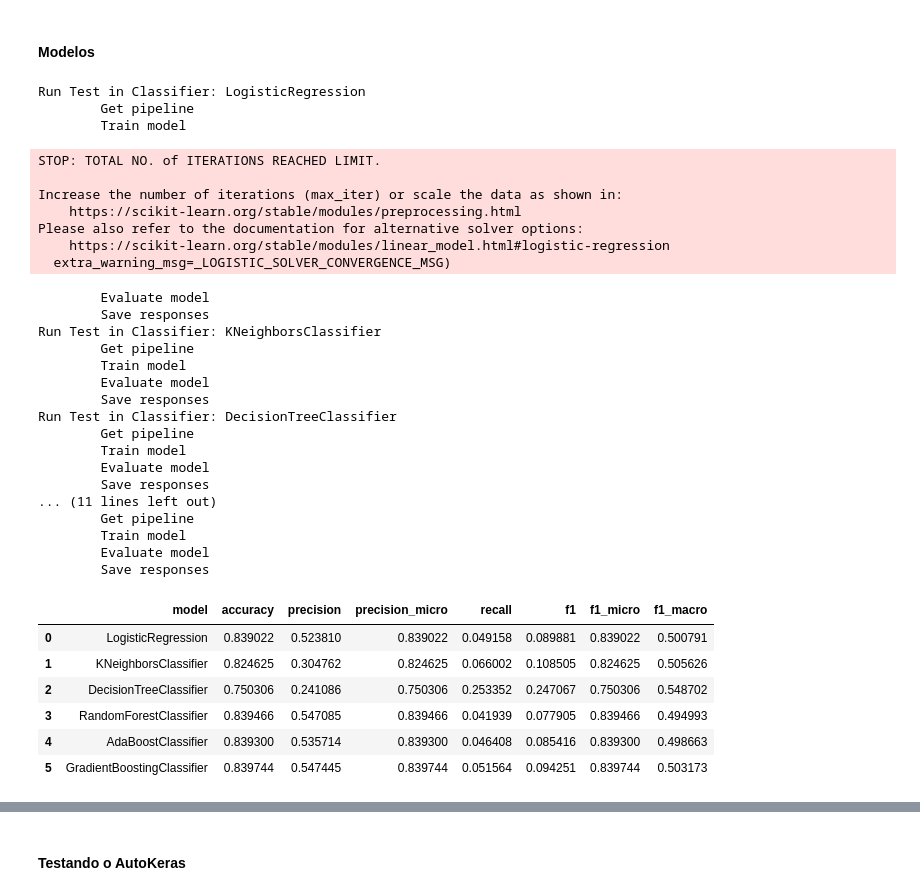
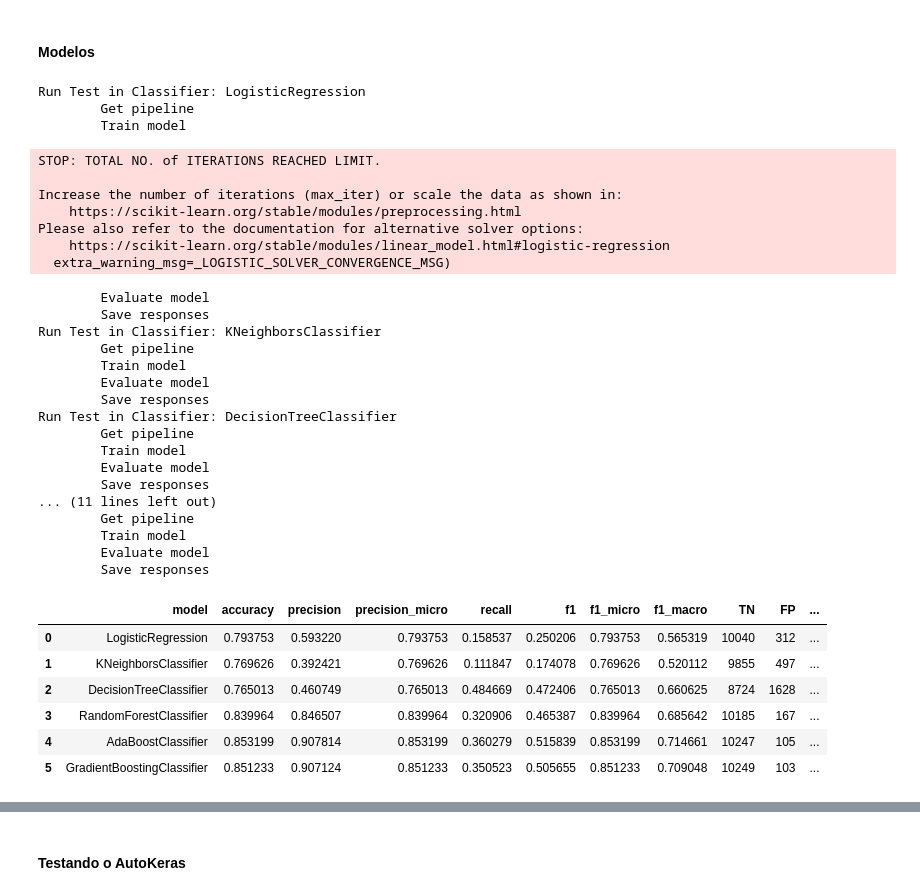
Before and after one commit to davidmorosini/data-sus, a Jupyter notebook: risk_analyse/risk_analyse.ipynb, the cells around one changed output, grey strips where cells are left out. Saved outputs shown, nothing was run; the diff lists cells and outputs as text; code cells hidden in the pictures.

```diff
--- a/risk_analyse/risk_analyse.ipynb
+++ b/risk_analyse/risk_analyse.ipynb
@@ -347,9 +418,13 @@ Através desta análise e observando o tipo dos dados, podemos tirar algumas con
 # %% [markdown]
 ### Colunas excluídas
 # %%
+# Aplicando a estratégia de exclusão dos registros com base no credit_limit
+df = df.loc[(~df["credit_limit"].isna()) | (df["default"] == True)]
+
 # Excluindo linhas nulas da variável que queremos prever
 df = df.dropna(subset=["default"])
 
+# Excluindo todas as colunas desnecessárias para o nosso modelo
 drop_columns = ["ok_since", "n_issues", "sign", "ids", "reason", "zip", "channel", "job_name"]
 df = df.drop(drop_columns, axis=1)
 
@@ -388,11 +461,12 @@ from sklearn.model_selection import train_test_split
 
 def get_pipeline_model(model_, columns, model_name="model"):
     """
-        Função auxiliar que monta o pipeline de execução do modelo
+        Função auxiliar para construir o pipeline de execução do modelo
         incluindo os passos de pré processamento para cada tipo de
         dado, seja ele numérico ou categórico e finaliza com o modelo
         escolhido.
     """
+    # Transformações numéricas
     numeric_transformer = Pipeline(
         steps=[
             ("imputer", SimpleImputer(strategy="median")),
@@ -400,6 +474,7 @@ def get_pipeline_model(model_, columns, model_name="model"):
         ]
     )
 
+    # Transformações categóricas
     categorical_transformer = Pipeline(
         steps=[
             ("imputer", SimpleImputer(strategy="constant", fill_value="missing")),
@@ -487,8 +560,9 @@ A precision leva em consideração justamente os termos que precisamos para serm
 # %%
-from sklearn.metrics import accuracy_score, precision_score, recall_score, f1_score
+from sklearn.metrics import accuracy_score, precision_score, recall_score, f1_score, confusion_matrix
 
 def evaluate_model(model, x, y, model_name):
     responses = model.predict(x)
+    tn, fp, fn, tp = confusion_matrix(y, responses).ravel()
 
     metrics = {
         "model": model_name,
@@ -498,7 +572,11 @@ def evaluate_model(model, x, y, model_name):
         "recall": recall_score(y, responses),
         "f1": f1_score(y, responses),
         "f1_micro": f1_score(y, responses, average="micro"),
-        "f1_macro": f1_score(y, responses, average="macro")
+        "f1_macro": f1_score(y, responses, average="macro"),
+        "TN": tn,
+        "FP": fp,
+        "FN": fn,
+        "TP": tp
     }
 
     return metrics
@@ -524,6 +602,7 @@ classifiers = {
 def run_tests(classifiers, columns, splited_dataset):
     X_train, X_test, y_train, y_test = splited_dataset
     responses = []
+    models = {}
     for c in classifiers:
         print(f"Run Test in Classifier: {c}")
         print("\tGet pipeline")
@@ -534,46 +613,47 @@ def run_tests(classifiers, columns, splited_dataset):
         metrics = evaluate_model(model, X_test, y_test, c)
         print("\tSave responses")
         responses.append(metrics)
+        models[c] = model
 
-    return pd.DataFrame(responses)
+    return (pd.DataFrame(responses), models)
 # %%
-metrics = run_tests(classifiers, columns, splited_dataset)
+metrics, models = run_tests(classifiers, columns, splited_dataset)
 metrics
 # %% [output]
 Run Test in Classifier: LogisticRegression
         Get pipeline
         Train model
 STOP: TOTAL NO. of ITERATIONS REACHED LIMIT.
 
 Increase the number of iterations (max_iter) or scale the data as shown in:
     https://scikit-learn.org/stable/modules/preprocessing.html
 Please also refer to the documentation for alternative solver options:
     https://scikit-learn.org/stable/modules/linear_model.html#logistic-regression
   extra_warning_msg=_LOGISTIC_SOLVER_CONVERGENCE_MSG)
         Evaluate model
         Save responses
 Run Test in Classifier: KNeighborsClassifier
         Get pipeline
         Train model
         Evaluate model
         Save responses
 Run Test in Classifier: DecisionTreeClassifier
         Get pipeline
         Train model
         Evaluate model
         Save responses
 ... (11 lines left out)
         Get pipeline
         Train model
         Evaluate model
         Save responses
-|  | model | accuracy | precision | precision_micro | recall | f1 | f1_micro | f1_macro |
-| 0 | LogisticRegression | 0.839022 | 0.523810 | 0.839022 | 0.049158 | 0.089881 | 0.839022 | 0.500791 |
-| 1 | KNeighborsClassifier | 0.824625 | 0.304762 | 0.824625 | 0.066002 | 0.108505 | 0.824625 | 0.505626 |
-| 2 | DecisionTreeClassifier | 0.750306 | 0.241086 | 0.750306 | 0.253352 | 0.247067 | 0.750306 | 0.548702 |
-| 3 | RandomForestClassifier | 0.839466 | 0.547085 | 0.839466 | 0.041939 | 0.077905 | 0.839466 | 0.494993 |
-| 4 | AdaBoostClassifier | 0.839300 | 0.535714 | 0.839300 | 0.046408 | 0.085416 | 0.839300 | 0.498663 |
-| 5 | GradientBoostingClassifier | 0.839744 | 0.547445 | 0.839744 | 0.051564 | 0.094251 | 0.839744 | 0.503173 |
+|  | model | accuracy | precision | precision_micro | recall | f1 | f1_micro | f1_macro | TN | FP | ... |
+| 0 | LogisticRegression | 0.793753 | 0.593220 | 0.793753 | 0.158537 | 0.250206 | 0.793753 | 0.565319 | 10040 | 312 | ... |
+| 1 | KNeighborsClassifier | 0.769626 | 0.392421 | 0.769626 | 0.111847 | 0.174078 | 0.769626 | 0.520112 | 9855 | 497 | ... |
+| 2 | DecisionTreeClassifier | 0.765013 | 0.460749 | 0.765013 | 0.484669 | 0.472406 | 0.765013 | 0.660625 | 8724 | 1628 | ... |
+| 3 | RandomForestClassifier | 0.839964 | 0.846507 | 0.839964 | 0.320906 | 0.465387 | 0.839964 | 0.685642 | 10185 | 167 | ... |
+| 4 | AdaBoostClassifier | 0.853199 | 0.907814 | 0.853199 | 0.360279 | 0.515839 | 0.853199 | 0.714661 | 10247 | 105 | ... |
+| 5 | GradientBoostingClassifier | 0.851233 | 0.907124 | 0.851233 | 0.350523 | 0.505655 | 0.851233 | 0.709048 | 10249 | 103 | ... |
 # %%
 ax = sns.lineplot(x="model", y="precision_micro", data=metrics)
 _ = ax.set_xticklabels(metrics["model"].tolist(), rotation=30)
```
Also changed, not shown: parts of 42 cells of this notebook.
